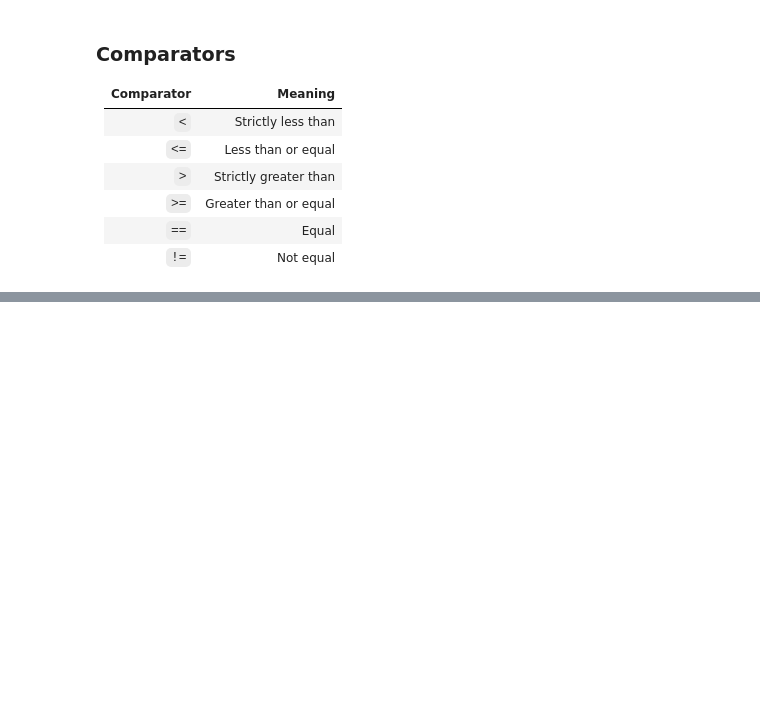
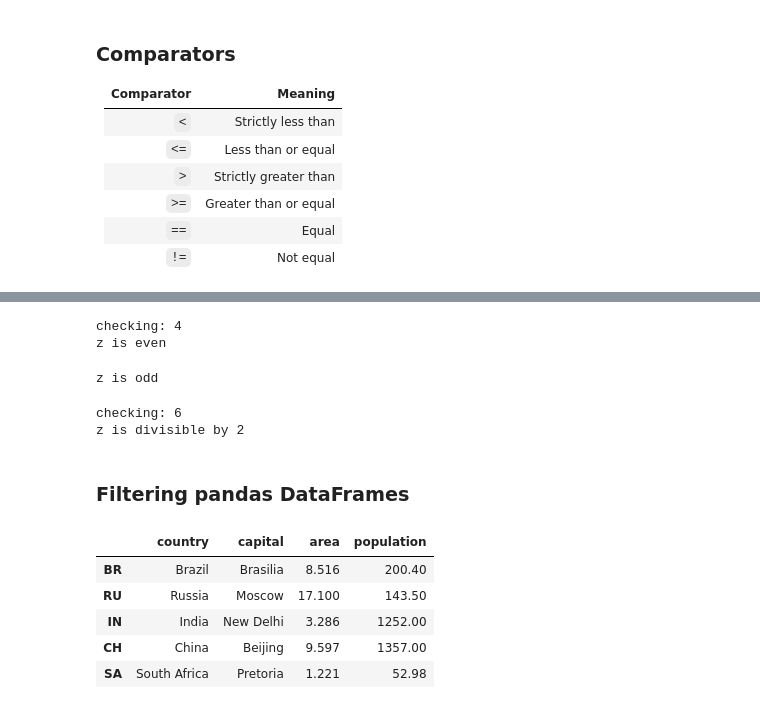
Before and after one commit to KonstantinData/Bootcamp-Analytics, a Jupyter notebook: Python/Python_Intermediate_DataCamp.ipynb, the cells around one changed output, grey strips where cells are left out. Cells and saved outputs as stored; diff of their text form; code cells hidden in the pictures; blank space fills up the shorter version.

```diff
--- a/Python/Python_Intermediate_DataCamp.ipynb
+++ b/Python/Python_Intermediate_DataCamp.ipynb
@@ -794,0 +888,56 @@ True
+# %%
+# if statement
+
+z = 4
+
+if z % 2 == 0:
+    print("checking: " + str(z))
+    print("z is even")
+# %% [output]
+checking: 4
+z is even
+# %%
+z = 5
+
+if z % 2 == 0:
+    print("checking: " + str(z))
+    print("z is even")
+else:
+    print("z is odd")
+# %% [output]
+z is odd
+# %%
+z = 6 # When the first condition is True, elif will not be excecuted!
+
+if z % 2 == 0:
+    print("checking: " + str(z))
+    print("z is divisible by 2")
+elif z % 3 == 0:
+    print("checking: " + str(z))
+    print("z is divisible by 3")
+else:
+    print("z is odd")
+# %% [output]
+checking: 6
+z is divisible by 2
+# %% [markdown]
+### Filtering pandas DataFrames
+# %%
+import pandas as pd
+brics_data = [
+    {"country": "Brazil", "capital": "Brasilia", "area": 8.516, "population": 200.40},
+    {"country": "Russia", "capital": "Moscow", "area": 17.100, "population": 143.50},
+    {"country": "India", "capital": "New Delhi", "area": 3.286, "population": 1252.00},
+    {"country": "China", "capital": "Beijing", "area": 9.597, "population": 1357.00},
+    {"country": "South Africa", "capital": "Pretoria", "area": 1.221, "population": 52.98},
+]
+
+df_brics = pd.DataFrame(brics_data, index=["BR", "RU", "IN", "CH", "SA"])
+df_brics
+# %% [output]
+|  | country | capital | area | population |
+| BR | Brazil | Brasilia | 8.516 | 200.40 |
+| RU | Russia | Moscow | 17.100 | 143.50 |
+| IN | India | New Delhi | 3.286 | 1252.00 |
+| CH | China | Beijing | 9.597 | 1357.00 |
+| SA | South Africa | Pretoria | 1.221 | 52.98 |
```
Also changed, not shown: parts of 63 cells of this notebook, 1 other file.
